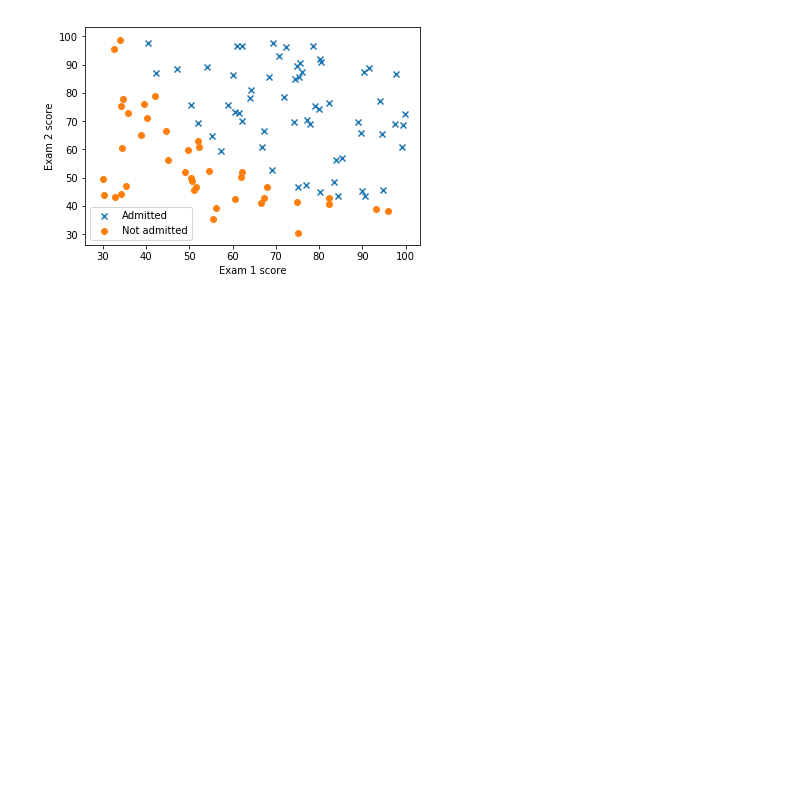
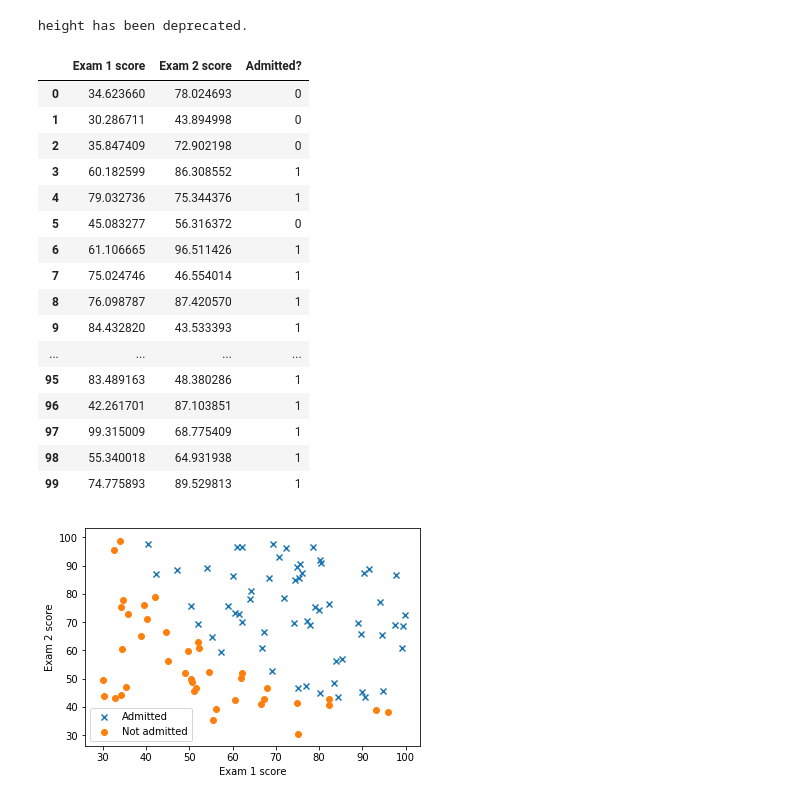
Before and after one commit to esywang/ML_Tutorials, a Jupyter notebook: ex3_LogRgr/Logistic Regression Tutorial.ipynb, the cells around one changed output. Drawn from its saved outputs; the diff is of its cells as text; code cells hidden in the pictures; blank space fills up the shorter version.

```diff
--- a/ex3_LogRgr/Logistic Regression Tutorial.ipynb
+++ b/ex3_LogRgr/Logistic Regression Tutorial.ipynb
@@ -2,15 +2,43 @@
 import pandas as pd
 import matplotlib.pyplot as plt
 import numpy as np
-%matplotlib inline
+import math
+import pdb
+pd.set_option('max_rows', 1500)
+pd.options.display.max_rows = 999
+pd.options.display.max_rows
+pd.set_option('display.height', 500)
+pd.set_option('display.max_rows', 500)
+# %% [output]
+height has been deprecated.
 # %%
 df = pd.read_csv('ex2data1.txt', names=['Exam 1 score', 'Exam 2 score', 'Admitted?'])
 admitted = df[df['Admitted?'].isin([1])]
 notAdmitted = df[df['Admitted?'].isin([0])]
 
 X_data = df['Exam 1 score']
 y_data = df['Exam 2 score']
 admit = df['Admitted?']
+
+df
+# %% [output]
+|  | Exam 1 score | Exam 2 score | Admitted? |
+| 0 | 34.623660 | 78.024693 | 0 |
+| 1 | 30.286711 | 43.894998 | 0 |
+| 2 | 35.847409 | 72.902198 | 0 |
+| 3 | 60.182599 | 86.308552 | 1 |
+| 4 | 79.032736 | 75.344376 | 1 |
+| 5 | 45.083277 | 56.316372 | 0 |
+| 6 | 61.106665 | 96.511426 | 1 |
+| 7 | 75.024746 | 46.554014 | 1 |
+| 8 | 76.098787 | 87.420570 | 1 |
+| 9 | 84.432820 | 43.533393 | 1 |
+| ... | ... | ... | ... |
+| 95 | 83.489163 | 48.380286 | 1 |
+| 96 | 42.261701 | 87.103851 | 1 |
+| 97 | 99.315009 | 68.775409 | 1 |
+| 98 | 55.340018 | 64.931938 | 1 |
+| 99 | 74.775893 | 89.529813 | 1 |
 # %%
 plt.scatter(admitted['Exam 1 score'], admitted['Exam 2 score'], marker='x', label="Admitted")
 plt.scatter(notAdmitted['Exam 1 score'], notAdmitted['Exam 2 score'], marker='o', label="Not admitted")
```
Also changed, not shown: parts of 3 cells of this notebook.
